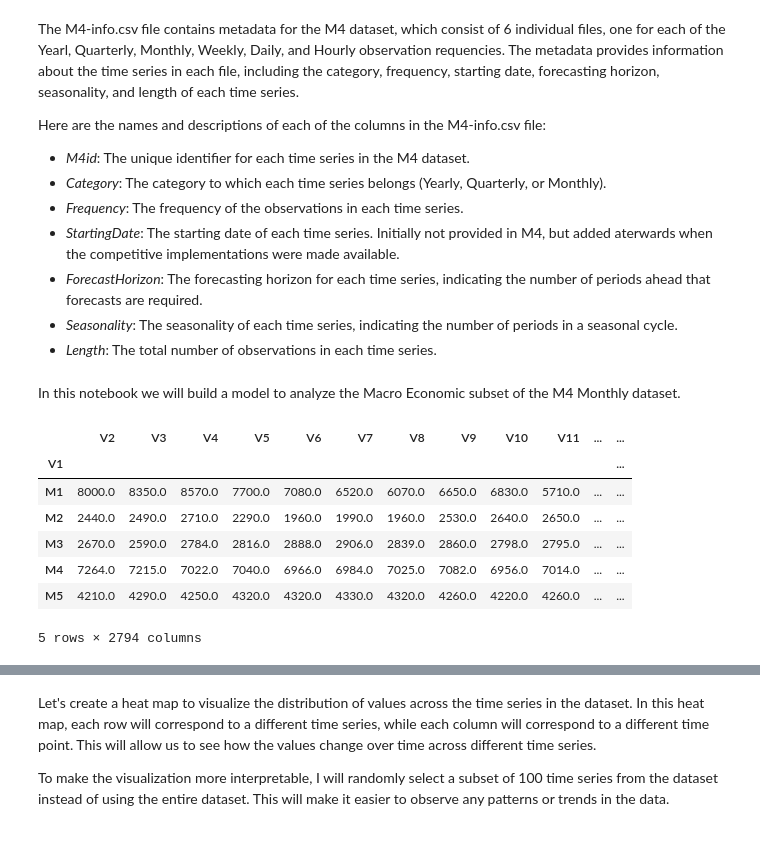
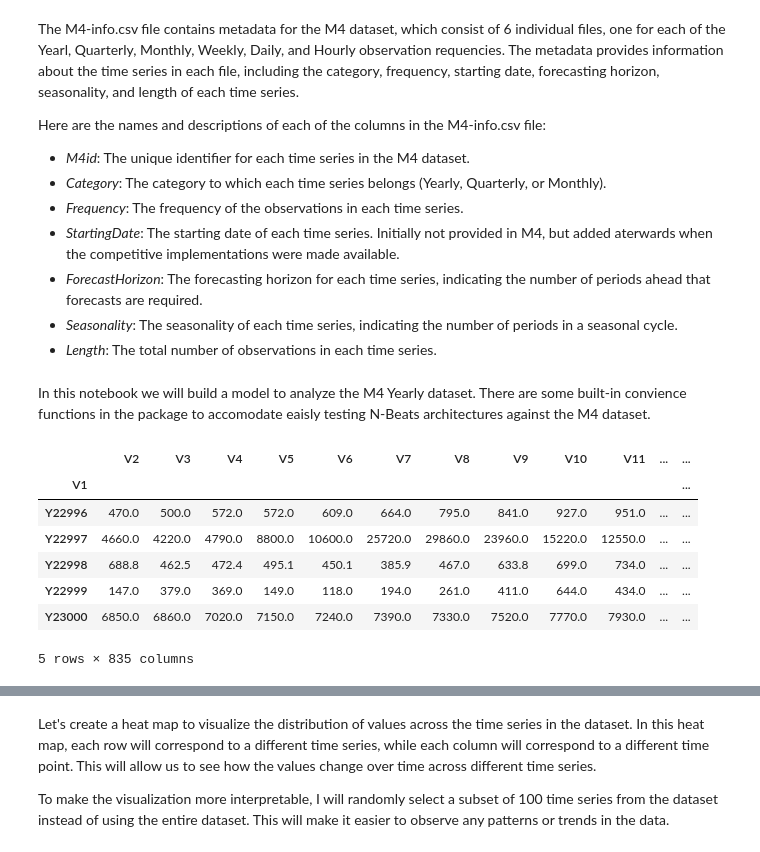
Before and after one commit to realdanielbyrne/N-BEATS-Lightning, a Jupyter notebook: examples/M4 Monthly Example.ipynb, the cells around one changed output, grey strips where cells are left out. Saved outputs shown, nothing was run; the diff lists cells and outputs as text; code cells hidden in the pictures.

```diff
--- a/examples/M4 Monthly Example.ipynb
+++ b/examples/M4 Monthly Example.ipynb
@@ -81,17 +71,20 @@ frequency, forecast_length, backcast_length, indicies = get_M4infofile_info (
 # %% [markdown]
-In this notebook we will build a model to analyze the Macro Economic subset of the M4 Monthly dataset.
+In this notebook we will build a model to analyze the M4 Yearly dataset.  There are some built-in convience functions in the package to accomodate eaisly testing N-Beats architectures against the M4 dataset.
-# %%
-train_data = load_m4_train_data(train_file, debug, indicies)
-test_data = load_m4_test_data(test_file, debug, indicies)
-
-train_data.head()
-# %% [output]
-|  | V2 | V3 | V4 | V5 | V6 | V7 | V8 | V9 | V10 | V11 | ... | ... |
-| V1 |  |  |  |  |  |  |  |  |  |  |  | ... |
-| M1 | 8000.0 | 8350.0 | 8570.0 | 7700.0 | 7080.0 | 6520.0 | 6070.0 | 6650.0 | 6830.0 | 5710.0 | ... | ... |
-| M2 | 2440.0 | 2490.0 | 2710.0 | 2290.0 | 1960.0 | 1990.0 | 1960.0 | 2530.0 | 2640.0 | 2650.0 | ... | ... |
-| M3 | 2670.0 | 2590.0 | 2784.0 | 2816.0 | 2888.0 | 2906.0 | 2839.0 | 2860.0 | 2798.0 | 2795.0 | ... | ... |
-| M4 | 7264.0 | 7215.0 | 7022.0 | 7040.0 | 6966.0 | 6984.0 | 7025.0 | 7082.0 | 6956.0 | 7014.0 | ... | ... |
-| M5 | 4210.0 | 4290.0 | 4250.0 | 4320.0 | 4320.0 | 4330.0 | 4320.0 | 4260.0 | 4220.0 | 4260.0 | ... | ... |
-5 rows × 2794 columns
+# %%
+# use convience function to load the data
+m4 = M4Dataset(seasonal_period, category)
+backcast_length = m4.forecast_length * forecast_multiplier
+train_data = m4.train_data
+test_data = m4.test_data
+
+m4.train_df.tail()
+# %% [output]
+|  | V2 | V3 | V4 | V5 | V6 | V7 | V8 | V9 | V10 | V11 | ... | ... |
+| V1 |  |  |  |  |  |  |  |  |  |  |  | ... |
+| Y22996 | 470.0 | 500.0 | 572.0 | 572.0 | 609.0 | 664.0 | 795.0 | 841.0 | 927.0 | 951.0 | ... | ... |
+| Y22997 | 4660.0 | 4220.0 | 4790.0 | 8800.0 | 10600.0 | 25720.0 | 29860.0 | 23960.0 | 15220.0 | 12550.0 | ... | ... |
+| Y22998 | 688.8 | 462.5 | 472.4 | 495.1 | 450.1 | 385.9 | 467.0 | 633.8 | 699.0 | 734.0 | ... | ... |
+| Y22999 | 147.0 | 379.0 | 369.0 | 149.0 | 118.0 | 194.0 | 261.0 | 411.0 | 644.0 | 434.0 | ... | ... |
+| Y23000 | 6850.0 | 6860.0 | 7020.0 | 7150.0 | 7240.0 | 7390.0 | 7330.0 | 7520.0 | 7770.0 | 7930.0 | ... | ... |
+5 rows × 835 columns
 # %% [markdown]
```
Also changed, not shown: parts of 14 cells of this notebook, 3 other files.
